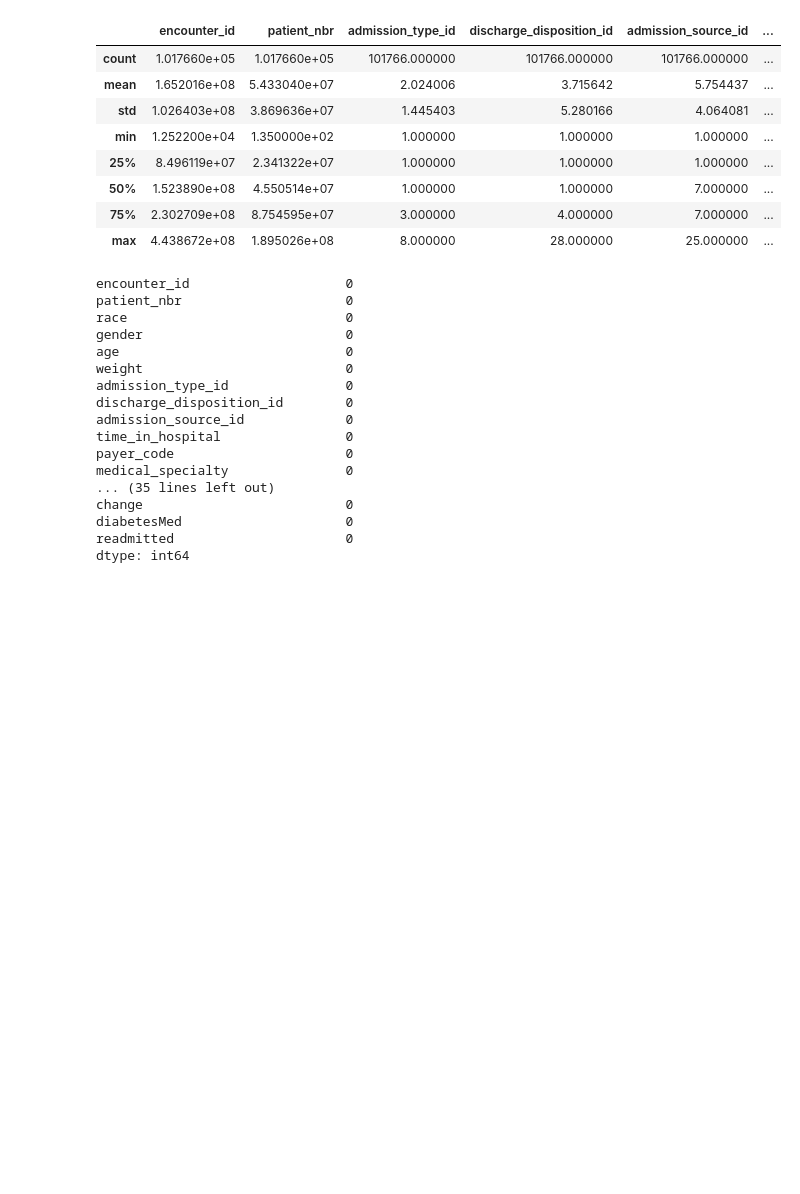
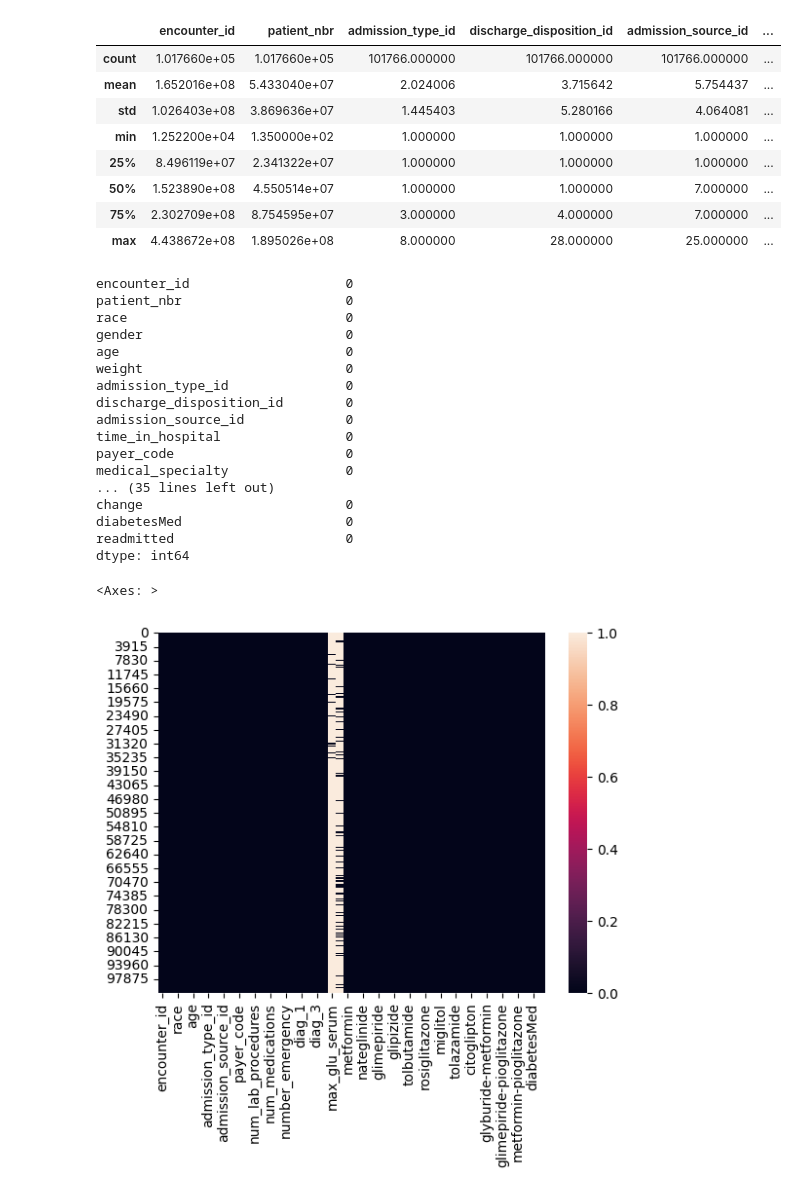
Before and after one commit to guru16-02/TEAM-17-24ADI204, a Jupyter notebook: dsv.ipynb, the cells around one changed output. Cells and saved outputs as stored; diff of their text form; code cells hidden in the pictures; blank space fills up the shorter version.

```diff
--- a/dsv.ipynb
+++ b/dsv.ipynb
@@ -69,3 +69,9 @@ change                          0
 diabetesMed                     0
 readmitted                      0
 dtype: int64
+# %%
+import seaborn as sns
+sns.heatmap(df.isna(), cbar=True)
+# %% [output]
+<Axes: >
+[figure, added]
```
Also changed, not shown: parts of 14 cells of this notebook.
